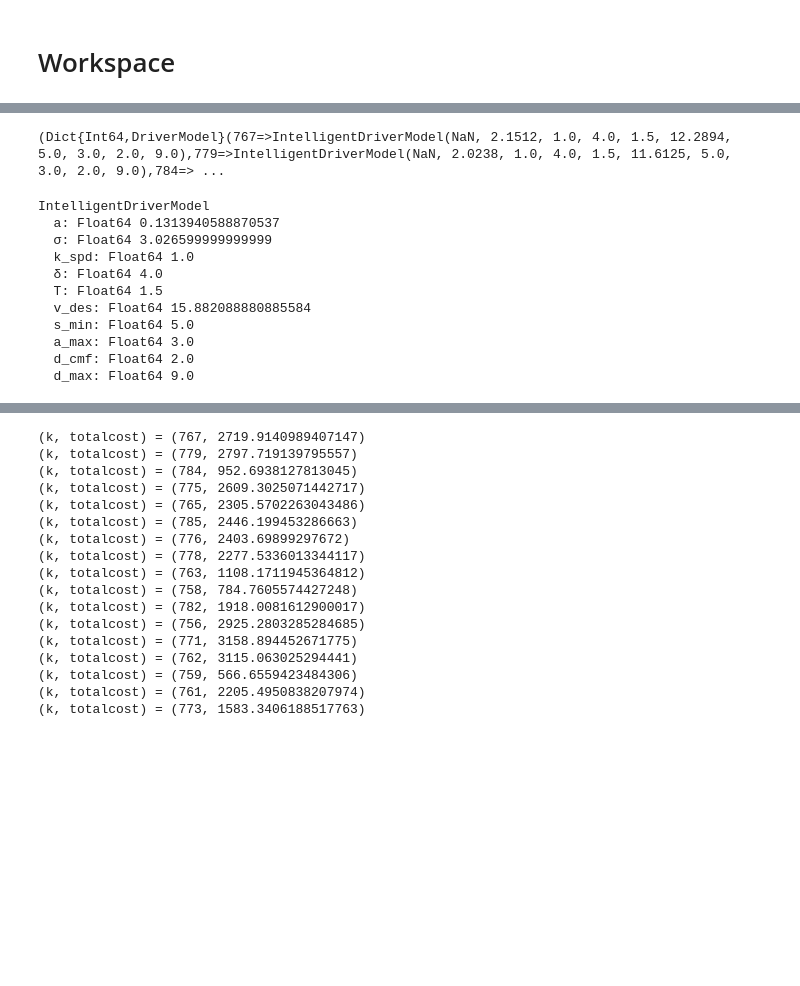
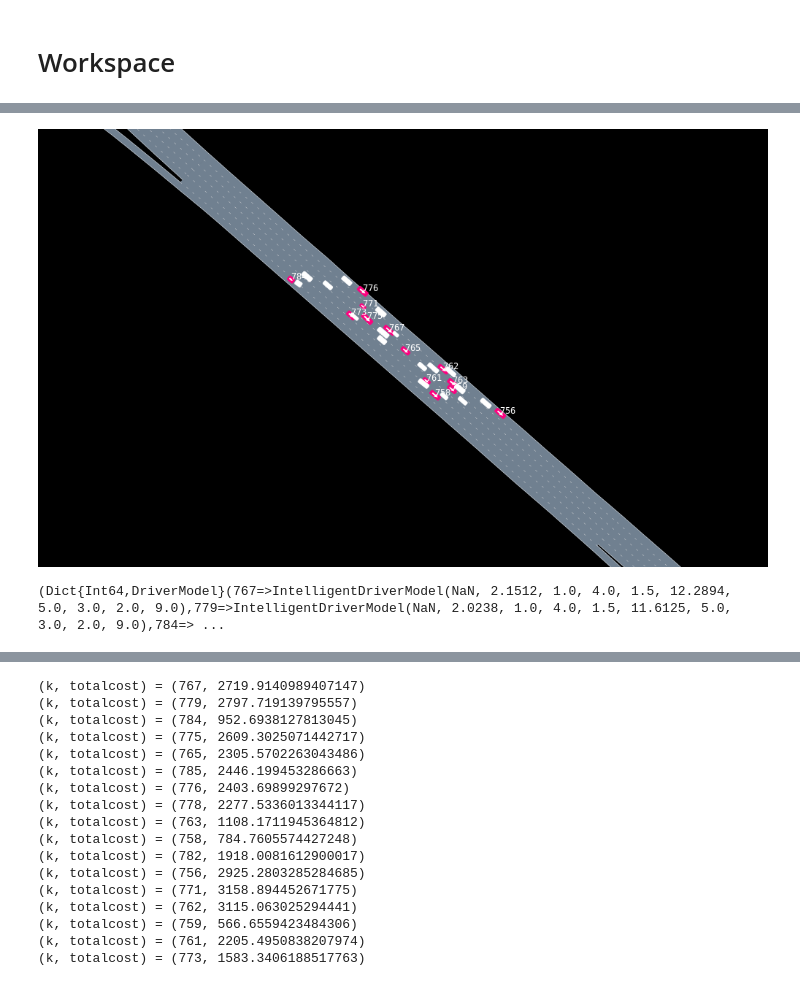
Before and after one commit to sisl/ngsim_env, a Jupyter notebook: notebooks/idm_ngsim.ipynb, the cells around one changed output, grey strips where cells are left out. Drawn from its saved outputs; the diff is of its cells as text; code cells hidden in the pictures; blank space fills up the shorter version.

```diff
--- a/notebooks/idm_ngsim.ipynb
+++ b/notebooks/idm_ngsim.ipynb
@@ -1031,3 +1136,26 @@ search_models
+# %%
+    scene_halluc = get_ngsim_scene(start_step) # Frame to start hallucination from
+
+    for (i,t) in enumerate(start_step:start_step+nsteps-1)
+
+        if !isempty(id_list) keep_vehicle_subset!(scene_halluc,id_list) end
+
+        demo_scene_target = get_ngsim_scene(t+1)
+        if !isempty(id_list) keep_vehicle_subset!(demo_scene_target,id_list) end
+
+        actions = Array{Any}(undef,length(scene_halluc))
+
+            # Propagation of scene forward
+        get_actions!(actions,scene_halluc,roadway,models)
+        tick!(scene_halluc,roadway,actions,timestep)
+
+
+scene = get_ngsim_scene(2050)
+keep_vehicle_subset!(scene,veh_id_list)
+tru = my_overlay(scene,colorant"white")
+render(gail_scenes[50],roadway_ngsim,[tru,IDOverlay(colorant"white",12)])
+# %% [output]
+[figure, added]
 # %%
 veh_id_list = [756,758,759,761,762,763,765,767,771,773,775,776,778,779,782,784,785]
 new_models, = obtain_driver_models(veh_id_list,500,2000,2090)
@@ -1047,17 +1175,3 @@ timestep=timestep_ngsim,roadway=roadway_ngsim,models=init_vel_models,id_list=veh
 new_pos_dict,new_vel_dict = run_simulation_extract_rmse(start_step=2000,
             nsteps=100,timestep=timestep_ngsim,
             roadway=roadway_ngsim,models=new_models,id_list=veh_id_list);
-# %%
-best_models[784]
-# %% [output]
-IntelligentDriverModel
-  a: Float64 0.1313940588870537
-  σ: Float64 3.026599999999999
-  k_spd: Float64 1.0
-  δ: Float64 4.0
-  T: Float64 1.5
-  v_des: Float64 15.882088880885584
-  s_min: Float64 5.0
-  a_max: Float64 3.0
-  d_cmf: Float64 2.0
-  d_max: Float64 9.0
```
Also changed, not shown: parts of 16 cells of this notebook, 2 other files.
